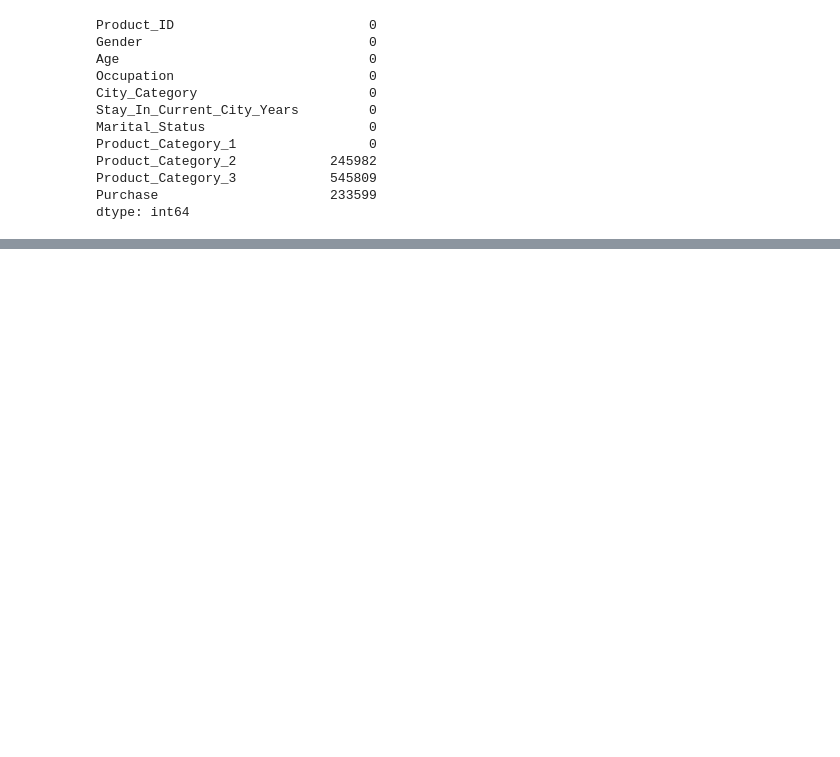
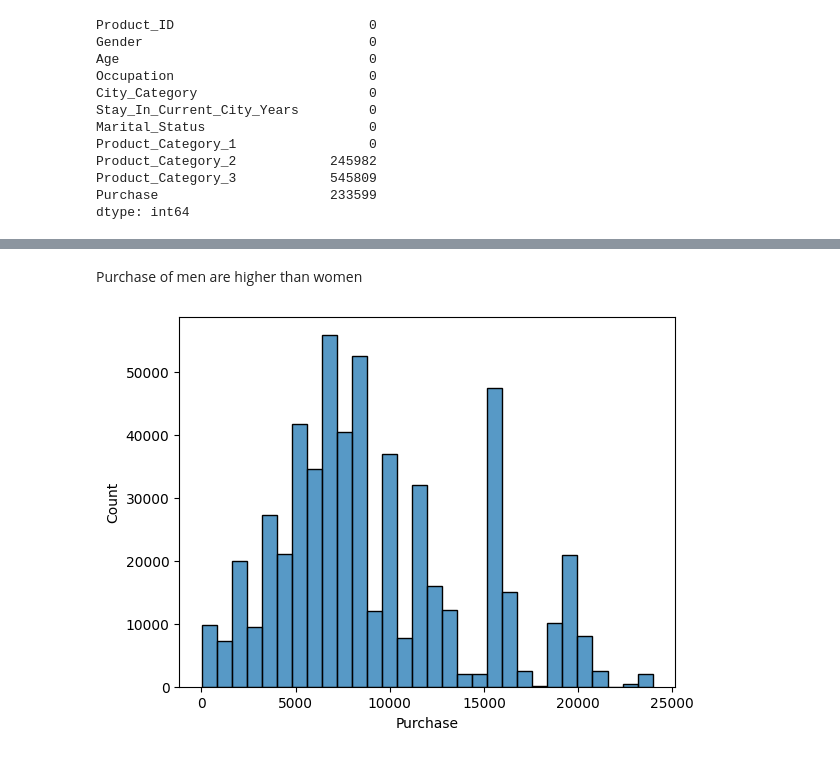
Before and after one commit to mayurimamdi/BlackFridayEDA, a Jupyter notebook: Notebooks/data.ipynb, the cells around one changed output, grey strips where cells are left out. Saved outputs shown, nothing was run; the diff lists cells and outputs as text; code cells hidden in the pictures; blank space fills up the shorter version.

```diff
--- a/Notebooks/data.ipynb
+++ b/Notebooks/data.ipynb
@@ -273,0 +301,7 @@ dtype: int64
+# %% [markdown]
+Purchase of men are higher than women
+# %%
+sns.histplot(dfu['Purchase'], bins=30)
+plt.show()
+# %% [output]
+[figure, added]
```
Also changed, not shown: parts of 13 cells of this notebook.
